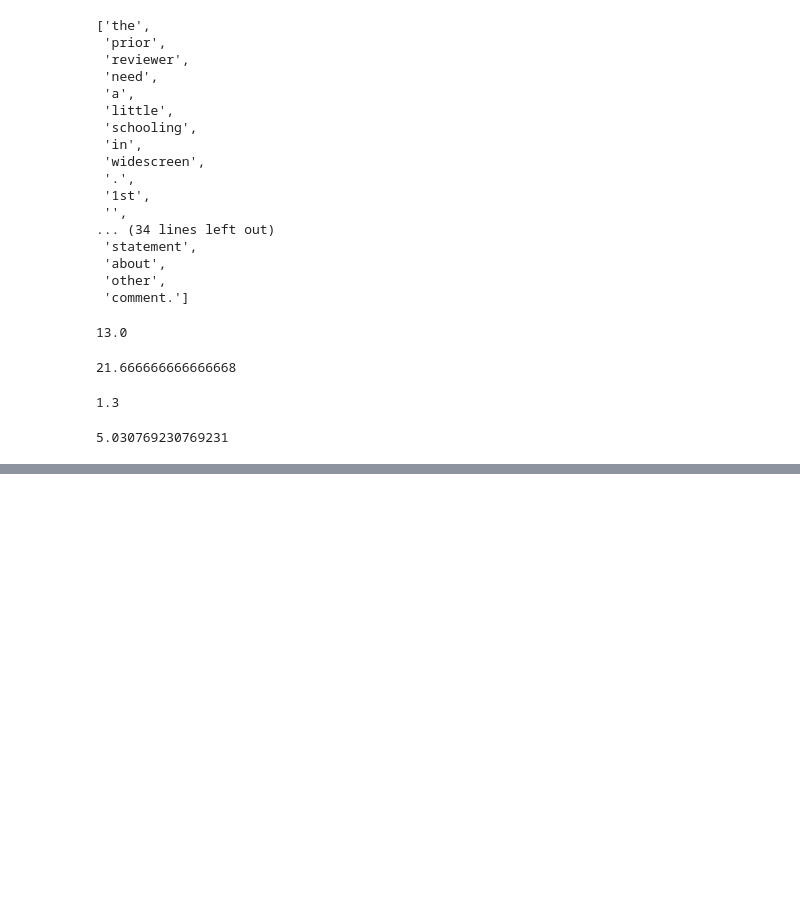
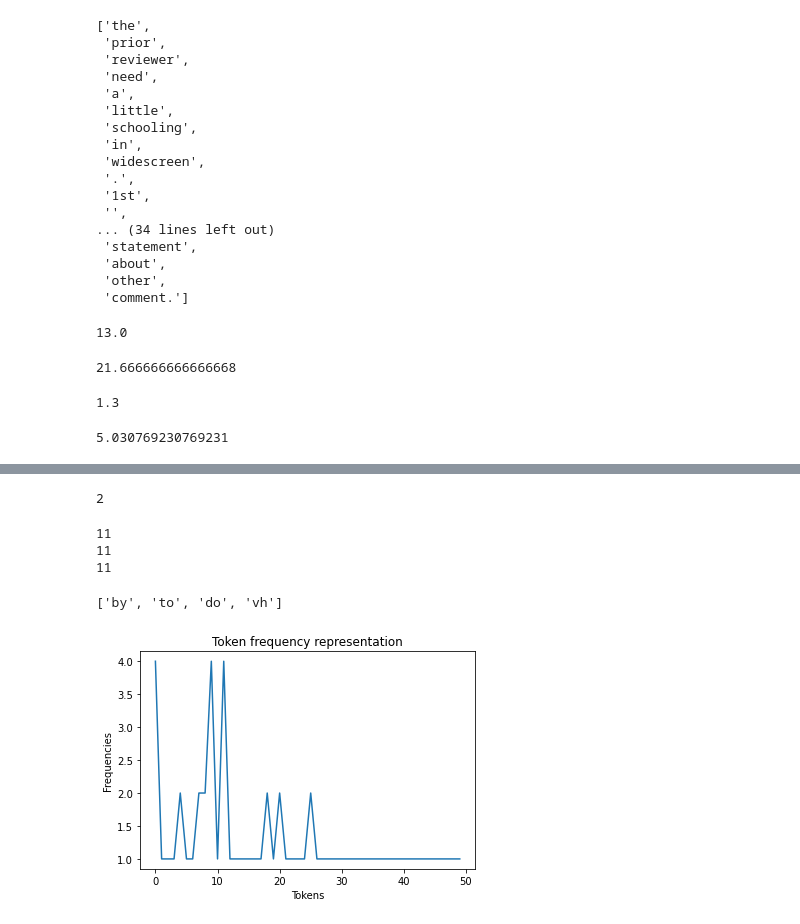
Before and after one commit to MubarizKhan/Natural-Language-Processing, a Jupyter notebook: DataAnalysis.ipynb, the cells around one changed output, grey strips where cells are left out. Drawn from its saved outputs; the diff is of its cells as text; code cells hidden in the pictures; blank space fills up the shorter version.

```diff
--- a/DataAnalysis.ipynb
+++ b/DataAnalysis.ipynb
@@ -98,0 +101,10 @@ noAllChar / noWords
+# %%
+# Finding most & least frequent words in the document
+wordFreq  = {}
+
+for d in docs:
+  for word in d.split(' '):
+    if word in wordFreq.keys():
+      wordFreq[word] += 1
+    else:
+      wordFreq[word] = 1
@@ -98,0 +159,49 @@ noAllChar / noWords
+# %%
+unwantedTokens = ['the', 'a', 'in', '.' , 'and', 'so', 'be', 'on', '']
+
+# Longest / Shortest Tokens]
+minLen = len(vocab[0])
+minLenWords = []
+
+maxLen = len(vocab[0])
+maxLenWords = []
+
+for token in vocab:
+  if token not in unwantedTokens:
+    if len(token) < minLen:
+      minLen = len(token)
+    elif len(token) > maxLen:
+      maxLen = len(token)
+
+for token in vocab:
+  if token not in unwantedTokens:
+    if len(token) == minLen:
+      minLenWords.append(token)
+    if len(token) == maxLen:
+      maxLenWords.append(token)
+# %%
+minLen
+# %% [output]
+2
+# %%
+for i in maxLenWords:
+  print(len(i))
+# %% [output]
+11
+11
+11
+# %%
+minLenWords
+# %% [output]
+['by', 'to', 'do', 'vh']
+# %%
+import matplotlib.pyplot as plt
+
+plt.figure()
+plt.xlabel('Tokens')
+plt.ylabel('Frequencies')
+plt.title('Token frequency representation')
+plt.plot( [i for i in range(len(wordFreq))], list(wordFreq.values()))
+plt.show()
+# %% [output]
+[figure, added]
```
Also changed, not shown: parts of 9 cells of this notebook.
